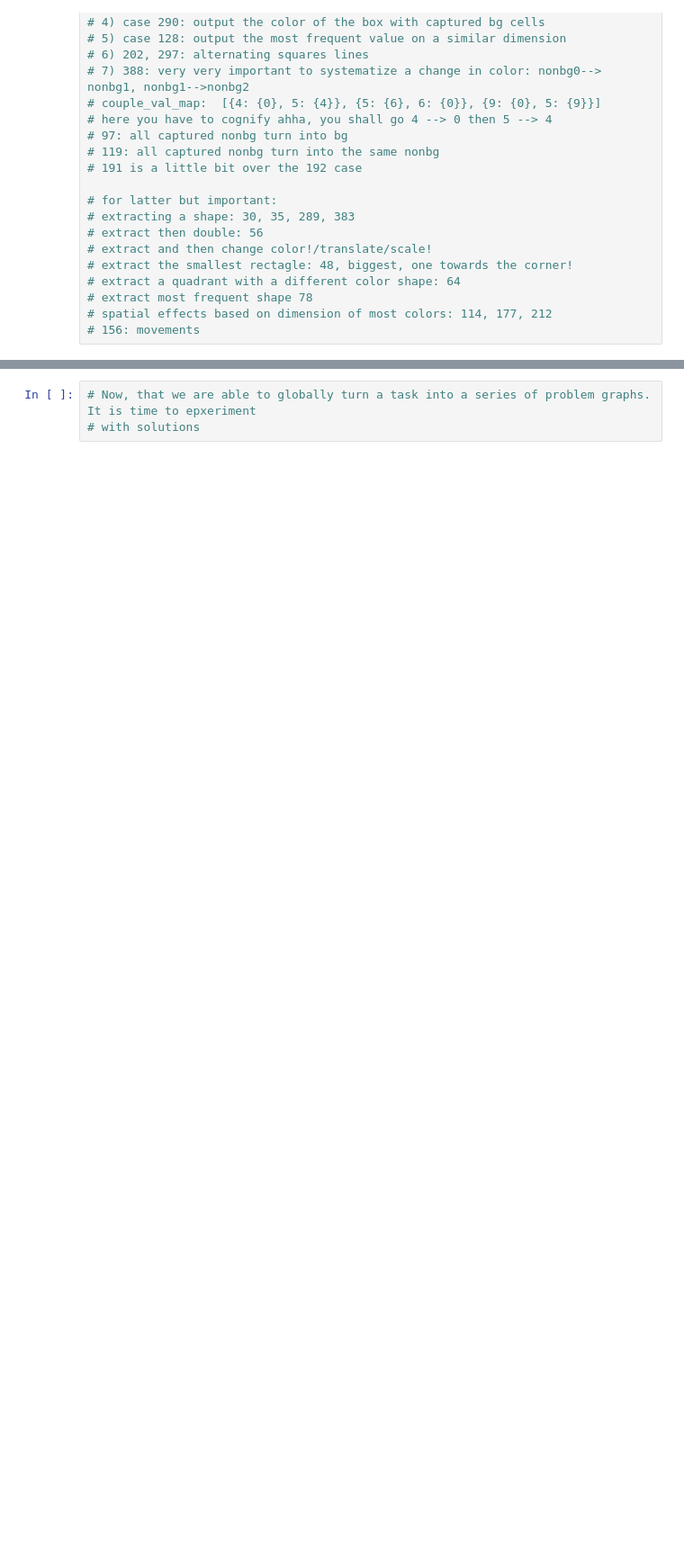
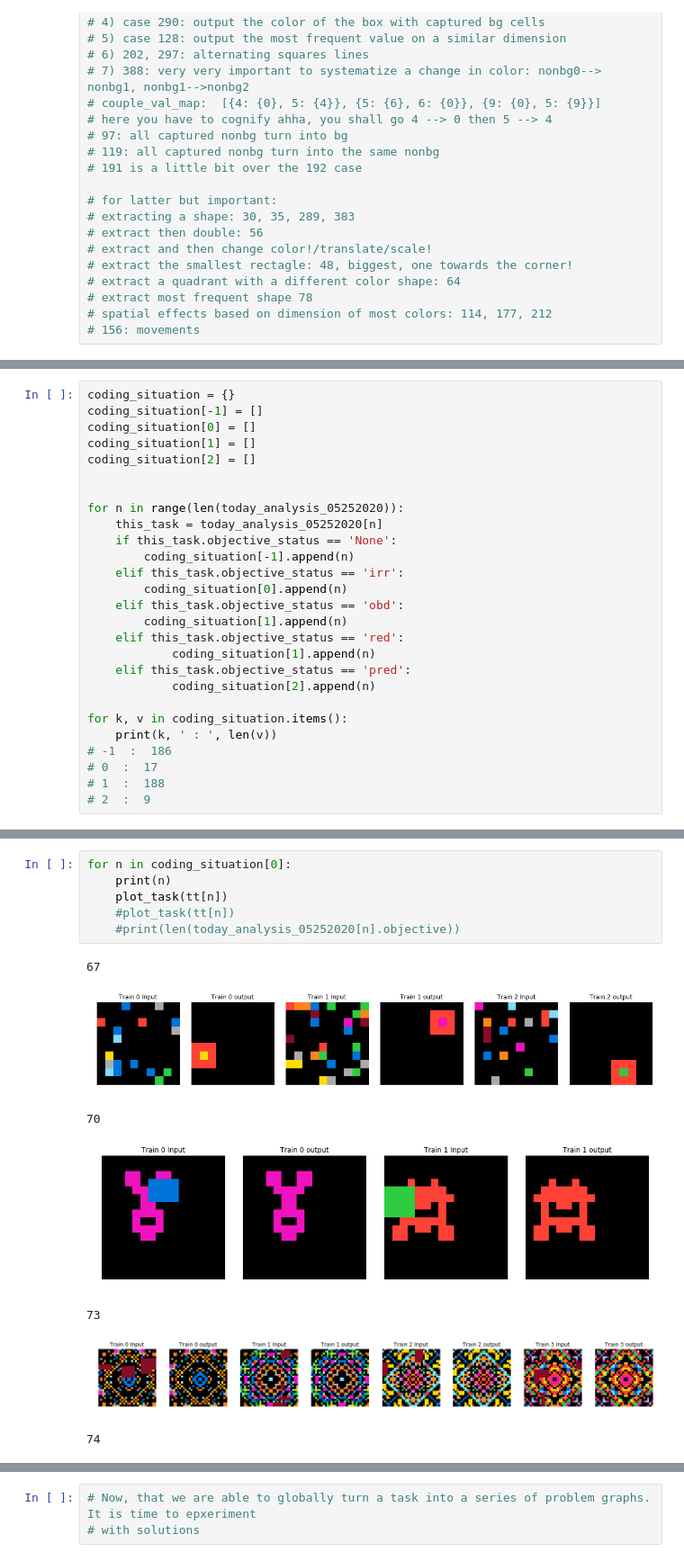
Before and after one commit to hassanshallal/ARCsolver, a Jupyter notebook: ARCSolverV02.ipynb, the cells around one changed output, grey strips where cells are left out. Shown at 90% size. Saved outputs shown, nothing was run; the diff lists cells and outputs as text; blank space fills up the shorter version.

Commit message:
17_objectives_oriented

```diff
--- a/ARCSolverV02.ipynb
+++ b/ARCSolverV02.ipynb
@@ -310,0 +389,27 @@ len(today_analysis_05212020)
+# %%
+coding_situation = {}
+coding_situation[-1] = []
+coding_situation[0] = []
+coding_situation[1] = []
+coding_situation[2] = []
+
+
+for n in range(len(today_analysis_05252020)):
+    this_task = today_analysis_05252020[n]
+    if this_task.objective_status == 'None':
+        coding_situation[-1].append(n)
+    elif this_task.objective_status == 'irr':
+        coding_situation[0].append(n)
+    elif this_task.objective_status == 'obd':
+        coding_situation[1].append(n)
+    elif this_task.objective_status == 'red':
+            coding_situation[1].append(n)
+    elif this_task.objective_status == 'pred':
+            coding_situation[2].append(n)
+
+for k, v in coding_situation.items():
+    print(k, ' : ', len(v))
+# -1  :  186
+# 0  :  17
+# 1  :  188
+# 2  :  9
@@ -310,0 +421,14 @@ len(today_analysis_05212020)
+# %%
+for n in coding_situation[0]:
+    print(n)
+    plot_task(tt[n])
+    #plot_task(tt[n])
+    #print(len(today_analysis_05252020[n].objective))
+# %% [output]
+67
+[figure, added]
+70
+[figure, added]
+73
+[figure, added]
+74
```
Also changed, not shown: parts of 13 cells of this notebook, 4 other files.
